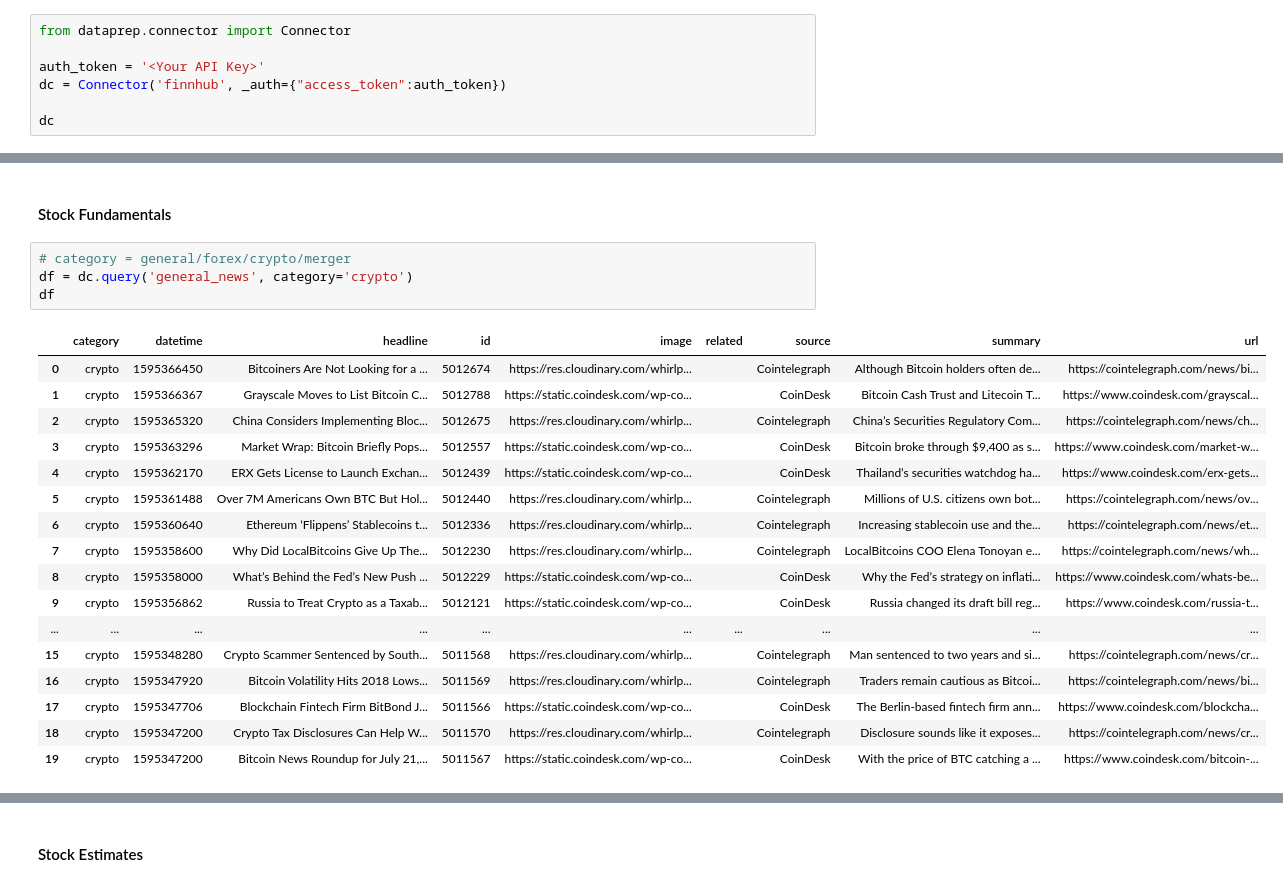
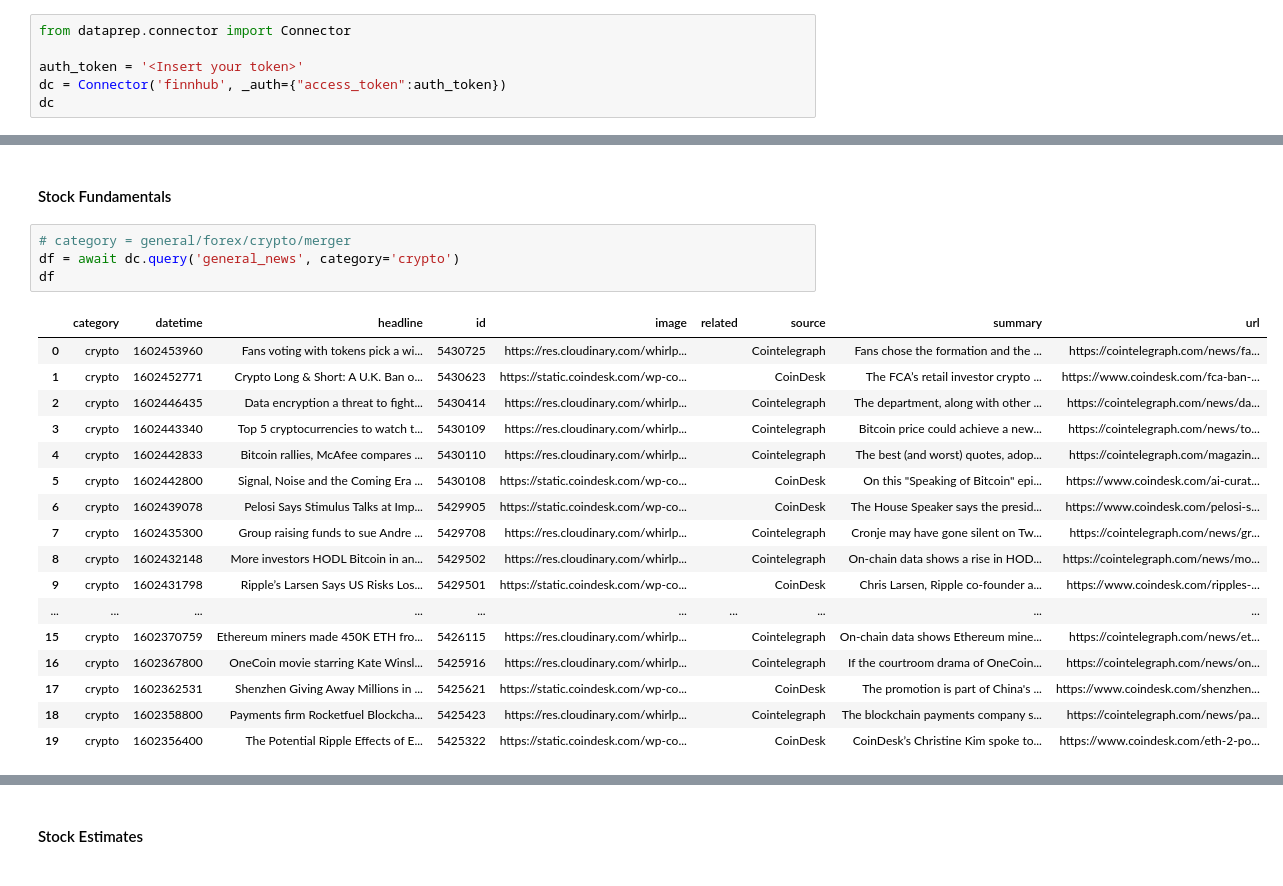
Before and after one commit to sfu-db/dataprep, a Jupyter notebook: examples/DataConnector_Finnhub.ipynb, the cells around one changed output, grey strips where cells are left out. Cells and saved outputs as stored; diff of their text form.

```diff
--- a/examples/DataConnector_Finnhub.ipynb
+++ b/examples/DataConnector_Finnhub.ipynb
@@ -27,9 +21,8 @@ sys.path.append("/home/pallavi/git/ra/dataprep")
 # %%
 from dataprep.connector import Connector
 
-auth_token = '<Your API Key>'
+auth_token = '<Insert your token>'
 dc = Connector('finnhub', _auth={"access_token":auth_token})
-
 dc
 # %% [output]
 <dataprep.connector.connector.Connector at 0x...>
@@ -93,24 +86,24 @@ As an example, let's try to fetch some data on Stock Fundamentals, Stock Estimat
 #### Stock Fundamentals
 # %%
 # category = general/forex/crypto/merger
-df = dc.query('general_news', category='crypto')
+df = await dc.query('general_news', category='crypto')
 df
 # %% [output]
 |  | category | datetime | headline | id | image | related | source | summary | url |
-| 0 | crypto | 1595366450 | Bitcoiners Are Not Looking for a ... | 5012674 | https://res.cloudinary.com/whirlp... |  | Cointelegraph | Although Bitcoin holders often de... | https://cointelegraph.com/news/bi... |
-| 1 | crypto | 1595366367 | Grayscale Moves to List Bitcoin C... | 5012788 | https://static.coindesk.com/wp-co... |  | CoinDesk | Bitcoin Cash Trust and Litecoin T... | https://www.coindesk.com/grayscal... |
-| 2 | crypto | 1595365320 | China Considers Implementing Bloc... | 5012675 | https://res.cloudinary.com/whirlp... |  | Cointelegraph | China’s Securities Regulatory Com... | https://cointelegraph.com/news/ch... |
-| 3 | crypto | 1595363296 | Market Wrap: Bitcoin Briefly Pops... | 5012557 | https://static.coindesk.com/wp-co... |  | CoinDesk | Bitcoin broke through $9,400 as s... | https://www.coindesk.com/market-w... |
-| 4 | crypto | 1595362170 | ERX Gets License to Launch Exchan... | 5012439 | https://static.coindesk.com/wp-co... |  | CoinDesk | Thailand’s securities watchdog ha... | https://www.coindesk.com/erx-gets... |
-| 5 | crypto | 1595361488 | Over 7M Americans Own BTC But Hol... | 5012440 | https://res.cloudinary.com/whirlp... |  | Cointelegraph | Millions of U.S. citizens own bot... | https://cointelegraph.com/news/ov... |
-| 6 | crypto | 1595360640 | Ethereum ‘Flippens’ Stablecoins t... | 5012336 | https://res.cloudinary.com/whirlp... |  | Cointelegraph | Increasing stablecoin use and the... | https://cointelegraph.com/news/et... |
-| 7 | crypto | 1595358600 | Why Did LocalBitcoins Give Up The... | 5012230 | https://res.cloudinary.com/whirlp... |  | Cointelegraph | LocalBitcoins COO Elena Tonoyan e... | https://cointelegraph.com/news/wh... |
-| 8 | crypto | 1595358000 | What’s Behind the Fed’s New Push ... | 5012229 | https://static.coindesk.com/wp-co... |  | CoinDesk | Why the Fed’s strategy on inflati... | https://www.coindesk.com/whats-be... |
-| 9 | crypto | 1595356862 | Russia to Treat Crypto as a Taxab... | 5012121 | https://static.coindesk.com/wp-co... |  | CoinDesk | Russia changed its draft bill reg... | https://www.coindesk.com/russia-t... |
+| 0 | crypto | 1602453960 | Fans voting with tokens pick a wi... | 5430725 | https://res.cloudinary.com/whirlp... |  | Cointelegraph | Fans chose the formation and the ... | https://cointelegraph.com/news/fa... |
+| 1 | crypto | 1602452771 | Crypto Long & Short: A U.K. Ban o... | 5430623 | https://static.coindesk.com/wp-co... |  | CoinDesk | The FCA’s retail investor crypto ... | https://www.coindesk.com/fca-ban-... |
+| 2 | crypto | 1602446435 | Data encryption a threat to fight... | 5430414 | https://res.cloudinary.com/whirlp... |  | Cointelegraph | The department, along with other ... | https://cointelegraph.com/news/da... |
+| 3 | crypto | 1602443340 | Top 5 cryptocurrencies to watch t... | 5430109 | https://res.cloudinary.com/whirlp... |  | Cointelegraph | Bitcoin price could achieve a new... | https://cointelegraph.com/news/to... |
+| 4 | crypto | 1602442833 | Bitcoin rallies, McAfee compares ... | 5430110 | https://res.cloudinary.com/whirlp... |  | Cointelegraph | The best (and worst) quotes, adop... | https://cointelegraph.com/magazin... |
+| 5 | crypto | 1602442800 | Signal, Noise and the Coming Era ... | 5430108 | https://static.coindesk.com/wp-co... |  | CoinDesk | On this "Speaking of Bitcoin" epi... | https://www.coindesk.com/ai-curat... |
+| 6 | crypto | 1602439078 | Pelosi Says Stimulus Talks at Imp... | 5429905 | https://static.coindesk.com/wp-co... |  | CoinDesk | The House Speaker says the presid... | https://www.coindesk.com/pelosi-s... |
+| 7 | crypto | 1602435300 | Group raising funds to sue Andre ... | 5429708 | https://res.cloudinary.com/whirlp... |  | Cointelegraph | Cronje may have gone silent on Tw... | https://cointelegraph.com/news/gr... |
+| 8 | crypto | 1602432148 | More investors HODL Bitcoin in an... | 5429502 | https://res.cloudinary.com/whirlp... |  | Cointelegraph | On-chain data shows a rise in HOD... | https://cointelegraph.com/news/mo... |
+| 9 | crypto | 1602431798 | Ripple’s Larsen Says US Risks Los... | 5429501 | https://static.coindesk.com/wp-co... |  | CoinDesk | Chris Larsen, Ripple co-founder a... | https://www.coindesk.com/ripples-... |
 | ... | ... | ... | ... | ... | ... | ... | ... | ... | ... |
-| 15 | crypto | 1595348280 | Crypto Scammer Sentenced by South... | 5011568 | https://res.cloudinary.com/whirlp... |  | Cointelegraph | Man sentenced to two years and si... | https://cointelegraph.com/news/cr... |
-| 16 | crypto | 1595347920 | Bitcoin Volatility Hits 2018 Lows... | 5011569 | https://res.cloudinary.com/whirlp... |  | Cointelegraph | Traders remain cautious as Bitcoi... | https://cointelegraph.com/news/bi... |
-| 17 | crypto | 1595347706 | Blockchain Fintech Firm BitBond J... | 5011566 | https://static.coindesk.com/wp-co... |  | CoinDesk | The Berlin-based fintech firm ann... | https://www.coindesk.com/blockcha... |
-| 18 | crypto | 1595347200 | Crypto Tax Disclosures Can Help W... | 5011570 | https://res.cloudinary.com/whirlp... |  | Cointelegraph | Disclosure sounds like it exposes... | https://cointelegraph.com/news/cr... |
-| 19 | crypto | 1595347200 | Bitcoin News Roundup for July 21,... | 5011567 | https://static.coindesk.com/wp-co... |  | CoinDesk | With the price of BTC catching a ... | https://www.coindesk.com/bitcoin-... |
+| 15 | crypto | 1602370759 | Ethereum miners made 450K ETH fro... | 5426115 | https://res.cloudinary.com/whirlp... |  | Cointelegraph | On-chain data shows Ethereum mine... | https://cointelegraph.com/news/et... |
+| 16 | crypto | 1602367800 | OneCoin movie starring Kate Winsl... | 5425916 | https://res.cloudinary.com/whirlp... |  | Cointelegraph | If the courtroom drama of OneCoin... | https://cointelegraph.com/news/on... |
+| 17 | crypto | 1602362531 | Shenzhen Giving Away Millions in ... | 5425621 | https://static.coindesk.com/wp-co... |  | CoinDesk | The promotion is part of China's ... | https://www.coindesk.com/shenzhen... |
+| 18 | crypto | 1602358800 | Payments firm Rocketfuel Blockcha... | 5425423 | https://res.cloudinary.com/whirlp... |  | Cointelegraph | The blockchain payments company s... | https://cointelegraph.com/news/pa... |
+| 19 | crypto | 1602356400 | The Potential Ripple Effects of E... | 5425322 | https://static.coindesk.com/wp-co... |  | CoinDesk | CoinDesk’s Christine Kim spoke to... | https://www.coindesk.com/eth-2-po... |
 # %%
```
Also changed, not shown: parts of 11 cells of this notebook, 2 other files.
